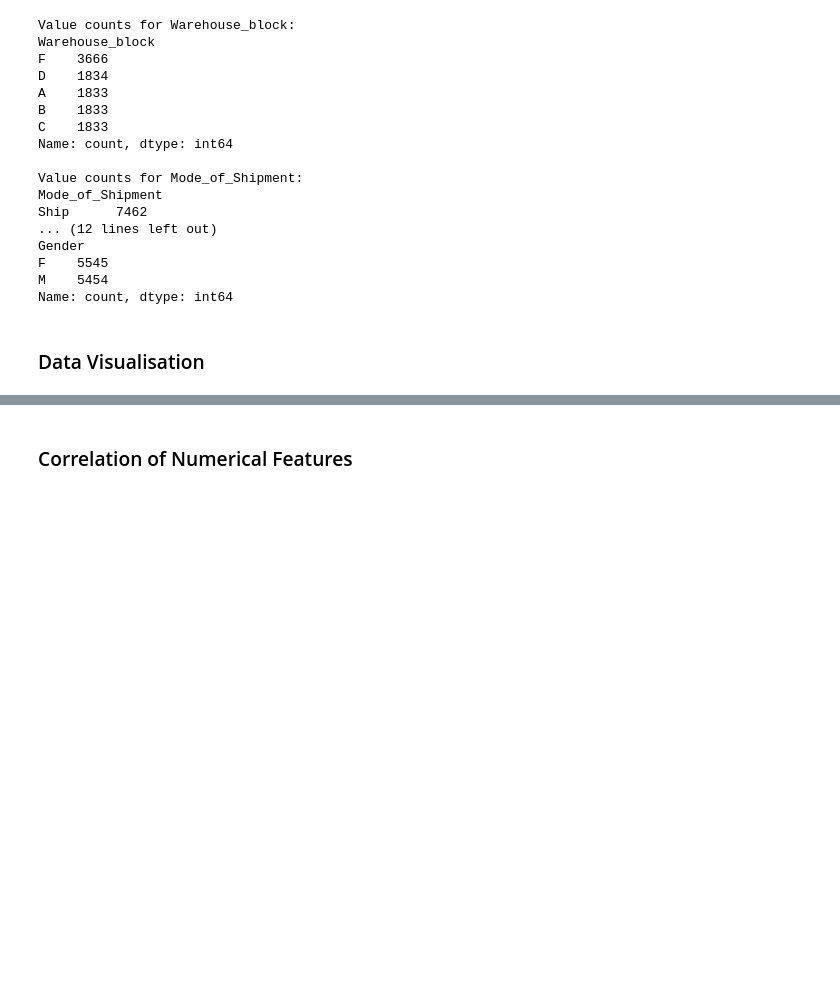
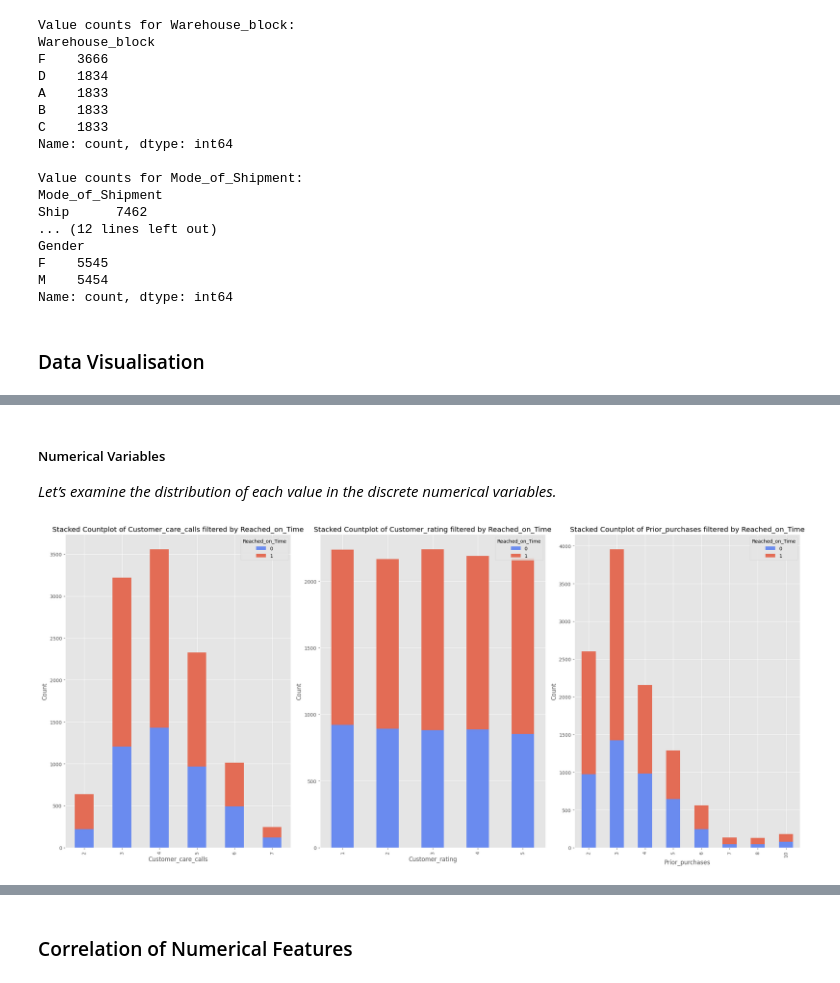
Before and after one commit to 0xArnaudR/Commerce-Retail, a Jupyter notebook: E-Commerce Shipping Data.ipynb, the cells around one changed output, grey strips where cells are left out. Saved outputs shown, nothing was run; the diff lists cells and outputs as text; code cells hidden in the pictures; blank space fills up the shorter version.

```diff
--- a/E-Commerce Shipping Data.ipynb
+++ b/E-Commerce Shipping Data.ipynb
@@ -176,0 +217,27 @@ Name: count, dtype: int64
+# %% [markdown]
+##### Numerical Variables
+
+*Let’s examine the distribution of each value in the discrete numerical variables.*
+# %%
+# List of discrete variables to visualize
+disc_var = ['Customer_care_calls', 'Customer_rating', 'Prior_purchases']
+fig, axes = plt.subplots(1, 3, figsize = (22,10))
+
+for i, disc in enumerate(disc_var):
+    # Calculate counts and reshape the DataFrame for stacking
+    count_data = data.groupby([disc, 'Reached_on_Time']).size().unstack(fill_value=0)
+
+    # Get the 'coolwarm' colormap
+    cmap = plt.get_cmap('coolwarm')
+
+    # Plot stacked bar plot
+    count_data.plot(kind='bar', stacked=True, ax=axes[i], color= [cmap(0.15), cmap(0.85)])
+    axes[i].set_title(f"Stacked Countplot of {disc} filtered by Reached_on_Time")
+    axes[i].set_ylabel('Count')
+    axes[i].set_xlabel(disc)
+
+# Adjust spacing between subplots
+plt.tight_layout()
+plt.show()
+# %% [output]
+[figure, added]
```
Also changed, not shown: parts of 12 cells of this notebook.
